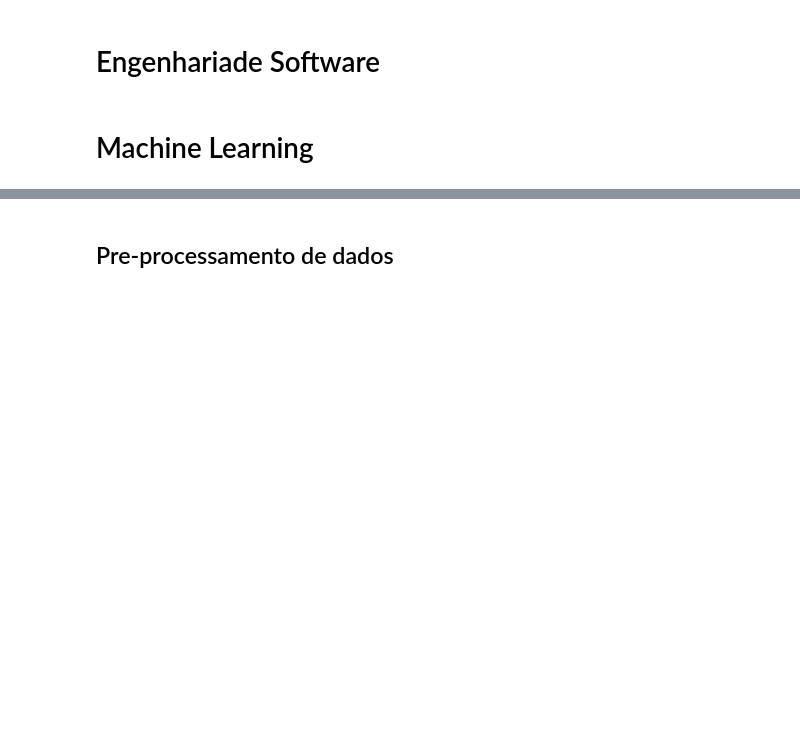
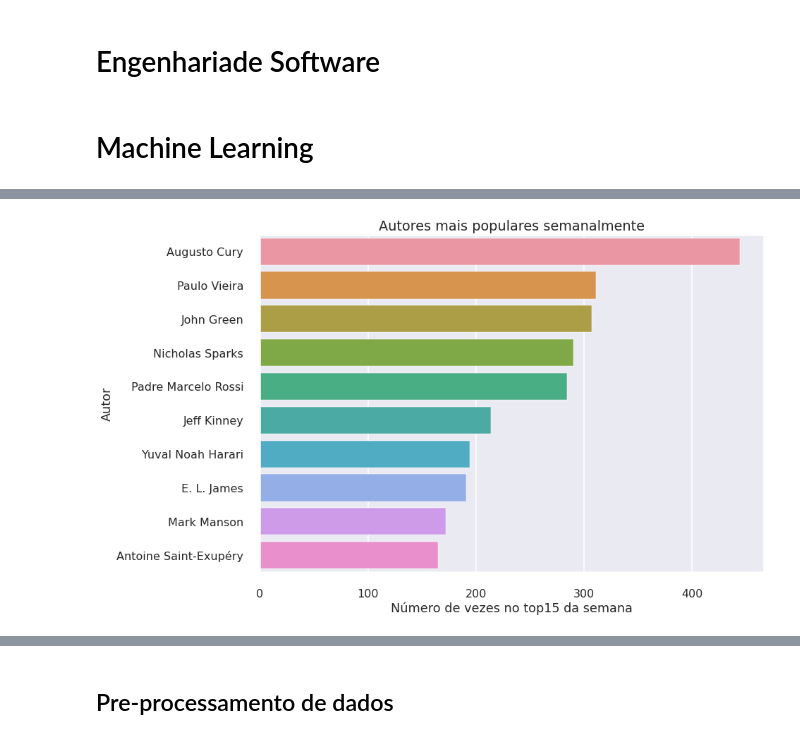
Before and after one commit to JonasBrother97/jeff_final, a Jupyter notebook: FINAL.ipynb, the cells around one changed output, grey strips where cells are left out. Saved outputs shown, nothing was run; the diff lists cells and outputs as text; code cells hidden in the pictures; blank space fills up the shorter version.

```diff
--- a/FINAL.ipynb
+++ b/FINAL.ipynb
@@ -6,0 +61,10 @@
+# %%
+sns.barplot(x = df_analise['autor'].value_counts()[:10],
+            y = df_analise['autor'].value_counts()[:10].index)
+
+plt.title("Autores mais populares semanalmente")
+plt.xlabel("Número de vezes no top15 da semana")
+plt.ylabel("Autor")
+plt.show()
+# %% [output]
+[figure, added]
```
Also changed, not shown: parts of 25 cells of this notebook, 1 other file.
